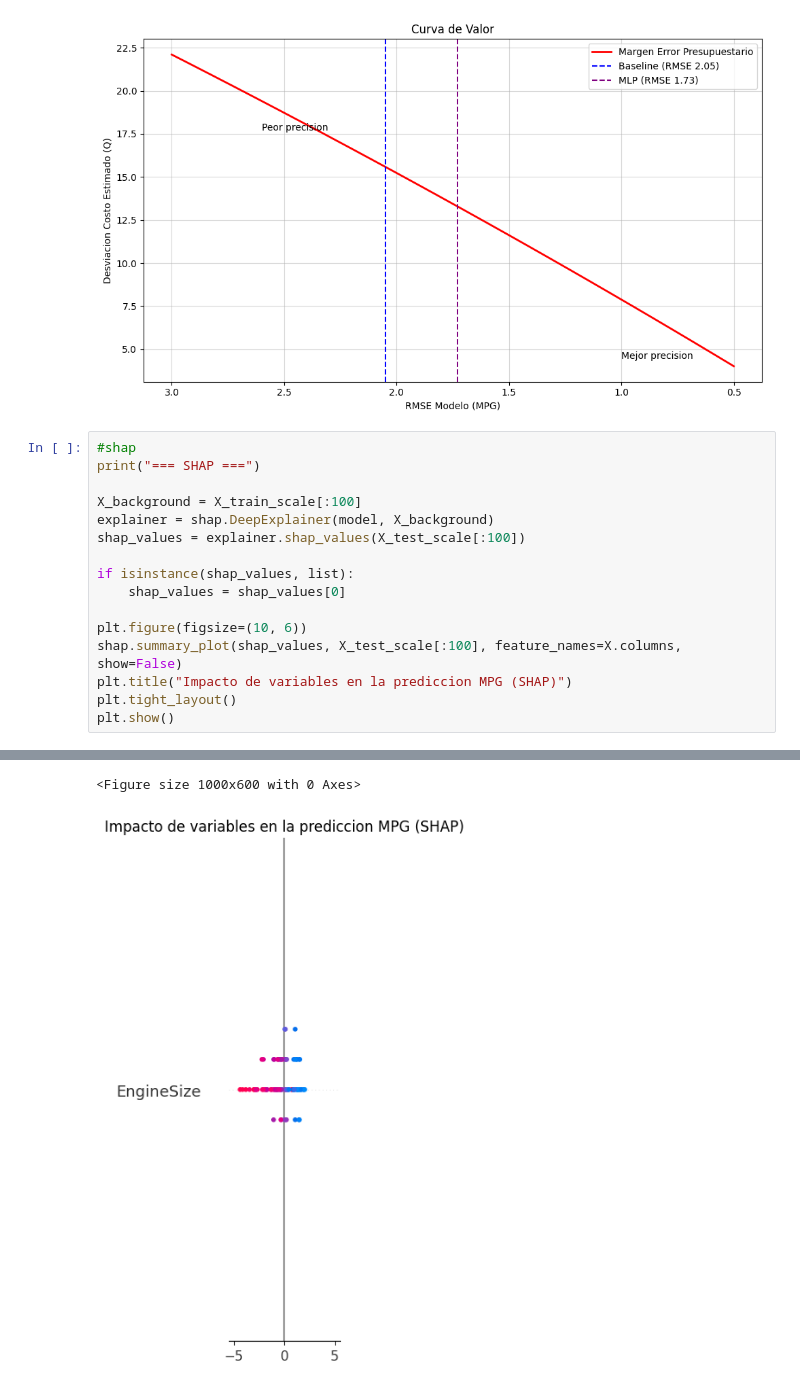
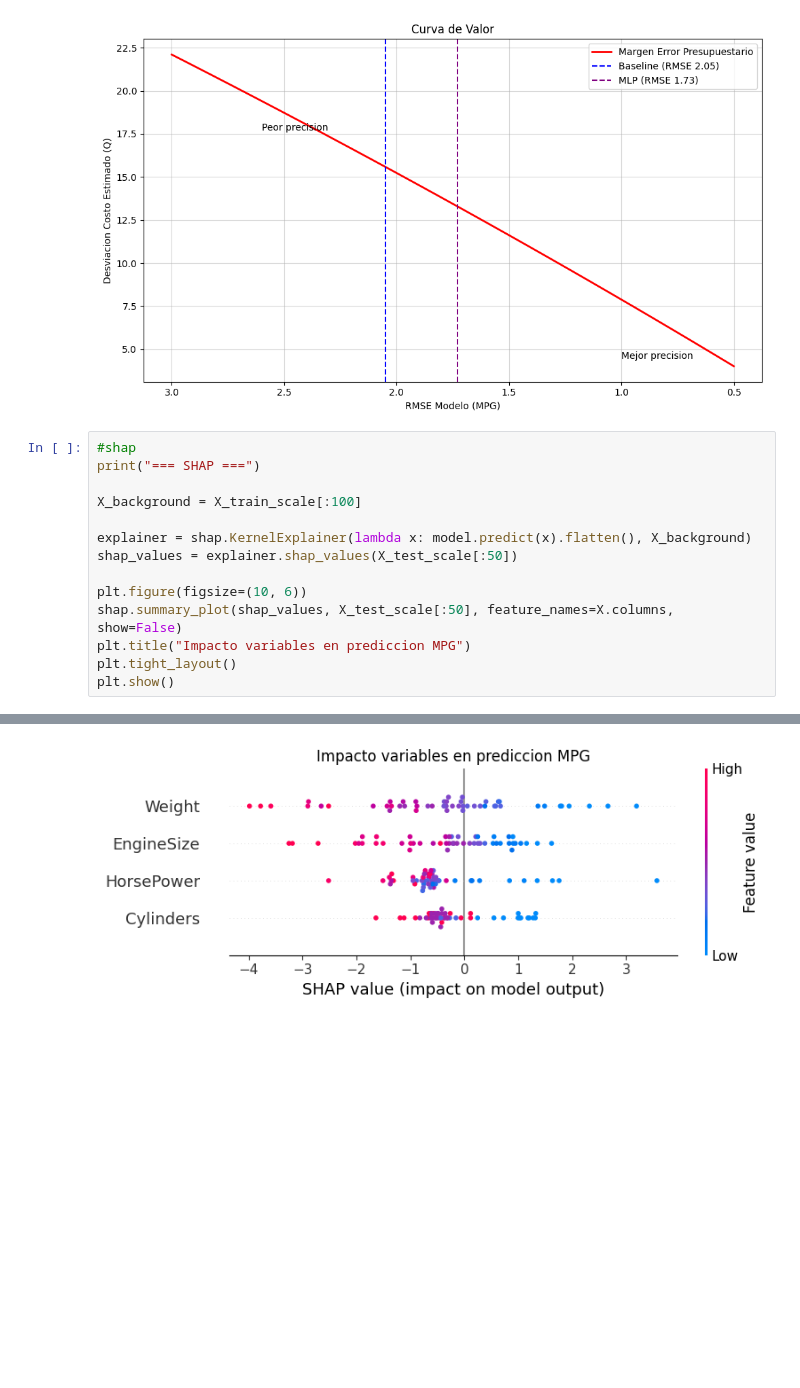
Before and after one commit to abbydoag/ProyectoFinalDL, a Jupyter notebook: colab/ProyectoFinal.ipynb, the cells around one changed output, grey strips where cells are left out. Drawn from its saved outputs; the diff is of its cells as text; blank space fills up the shorter version.

Commit message:
correccion SHAP

```diff
--- a/colab/ProyectoFinal.ipynb
+++ b/colab/ProyectoFinal.ipynb
@@ -211,15 +211,13 @@ plt.show()
 print("=== SHAP ===")
 
 X_background = X_train_scale[:100]
-explainer = shap.DeepExplainer(model, X_background)
-shap_values = explainer.shap_values(X_test_scale[:100])
 
-if isinstance(shap_values, list):
-    shap_values = shap_values[0]
+explainer = shap.KernelExplainer(lambda x: model.predict(x).flatten(), X_background)
+shap_values = explainer.shap_values(X_test_scale[:50])
 
 plt.figure(figsize=(10, 6))
-shap.summary_plot(shap_values, X_test_scale[:100], feature_names=X.columns, show=False)
-plt.title("Impacto de variables en la prediccion MPG (SHAP)")
+shap.summary_plot(shap_values, X_test_scale[:50], feature_names=X.columns, show=False)
+plt.title("Impacto variables en prediccion MPG")
 plt.tight_layout()
 plt.show()
 # %% [output]
@@ -236,2 +243 @@ Received: inputs=['Tensor(shape=(86, 4))']
-<Figure size 1000x600 with 0 Axes>
-[figure, old version]
+[figure, new version]
```
Also changed, not shown: parts of 1 cell of this notebook.
